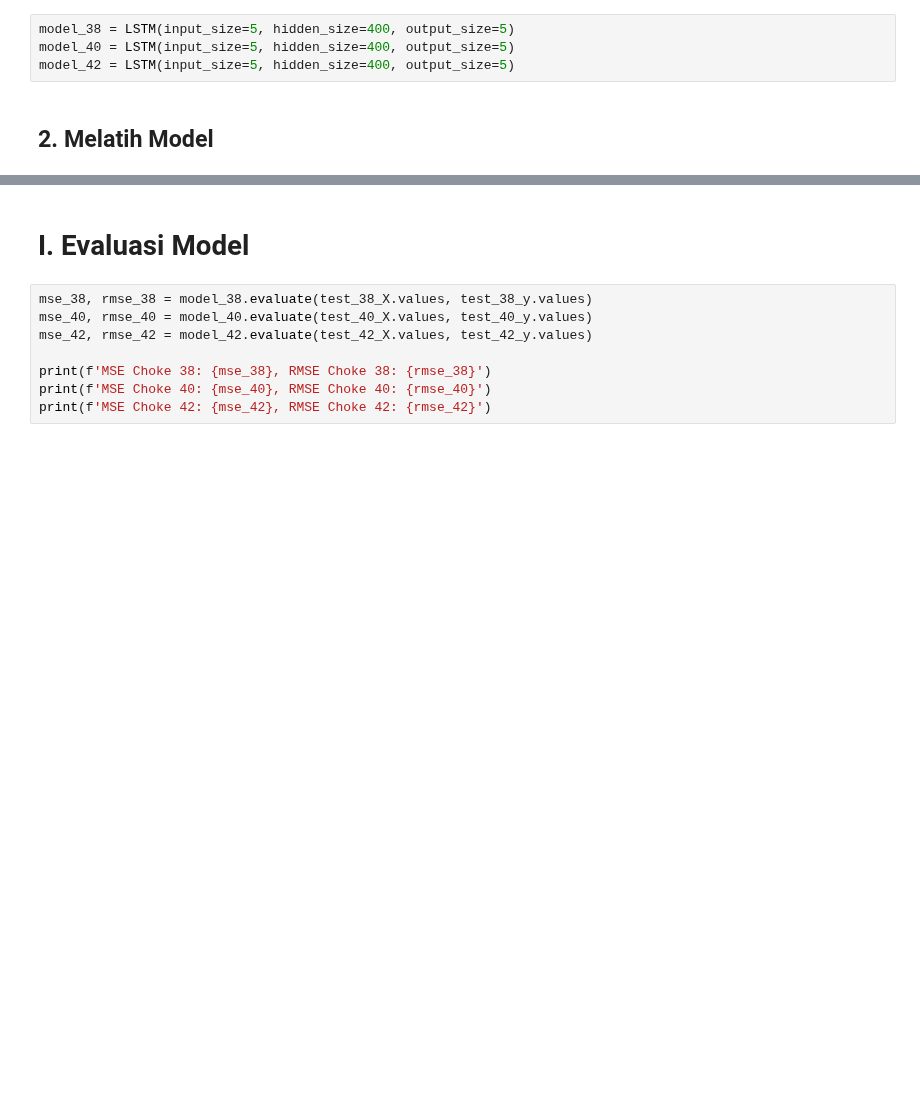
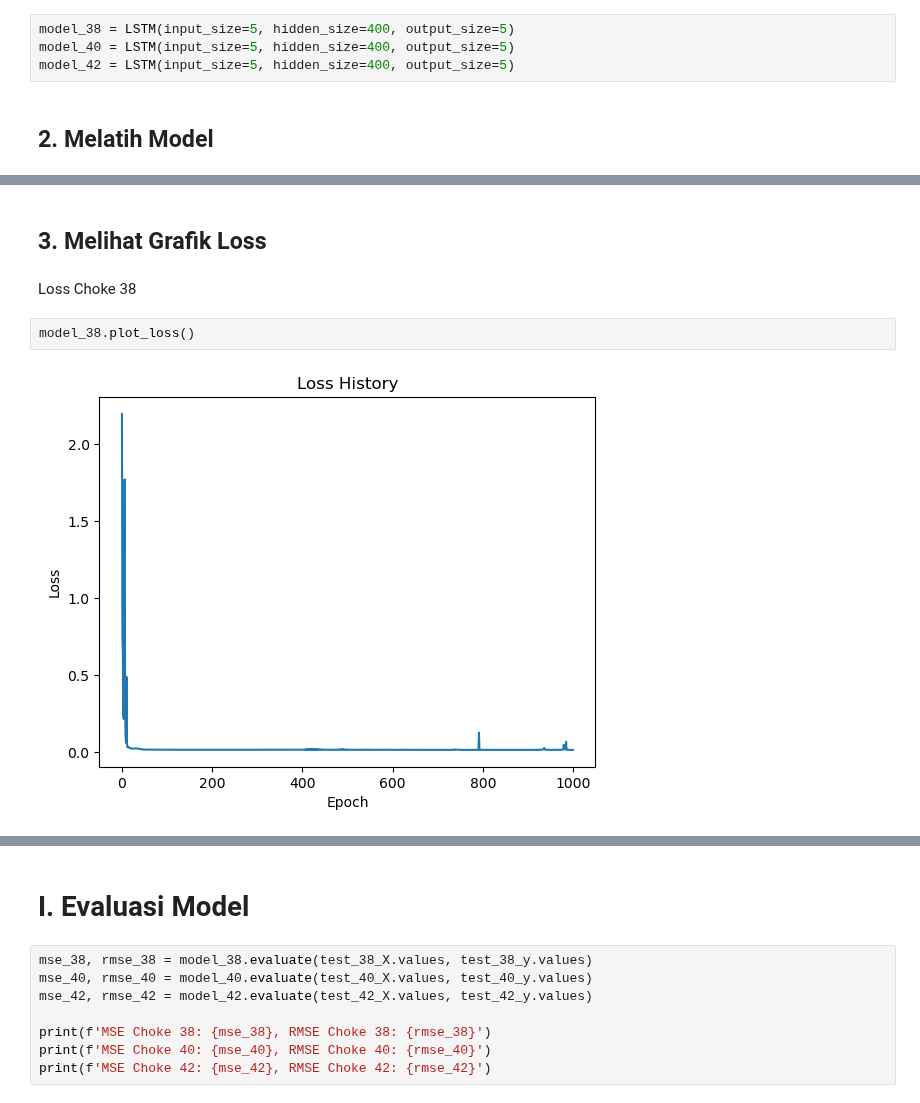
Before and after one commit to Dzyfhuba/lstm-prototype, a Jupyter notebook: lstm.ipynb, the cells around one changed output, grey strips where cells are left out. Saved outputs shown, nothing was run; the diff lists cells and outputs as text; blank space fills up the shorter version.

```diff
--- a/lstm.ipynb
+++ b/lstm.ipynb
@@ -506,0 +519,8 @@ Epoch 1000/1000, Loss: 0.016693308372792732
+# %% [markdown]
+## 3. Melihat Grafik Loss
+# %% [markdown]
+Loss Choke 38
+# %%
+model_38.plot_loss()
+# %% [output]
+[figure, added]
```
Also changed, not shown: parts of 9 cells of this notebook, 5 other files.
